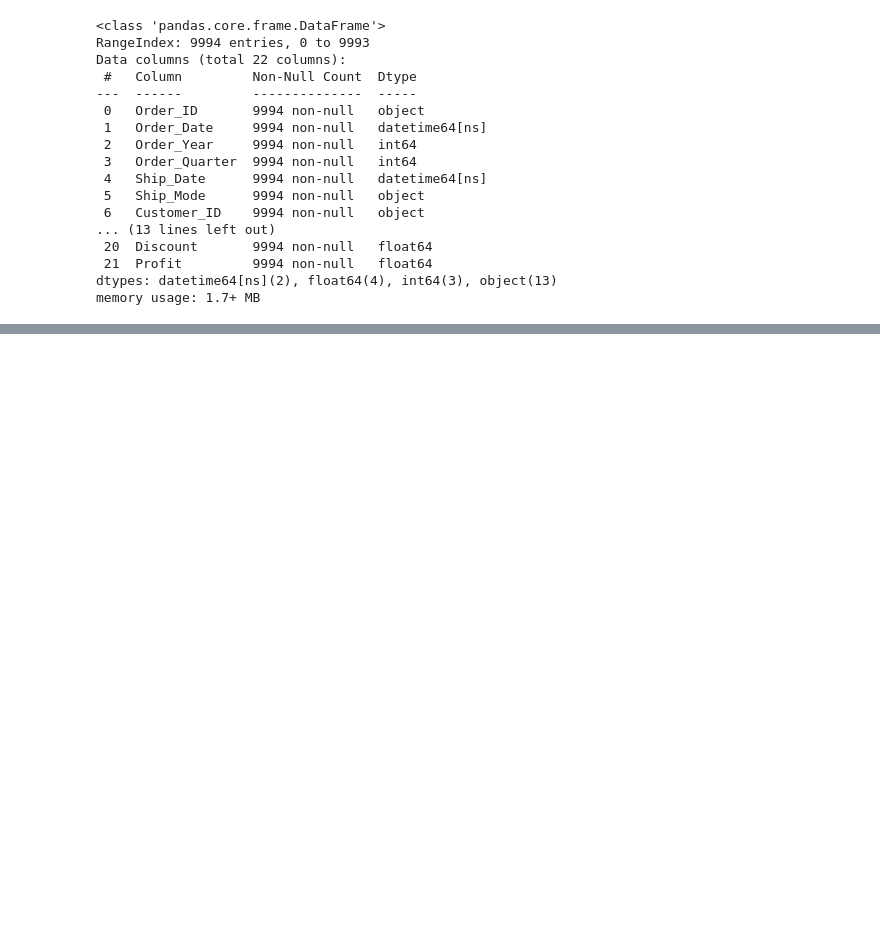
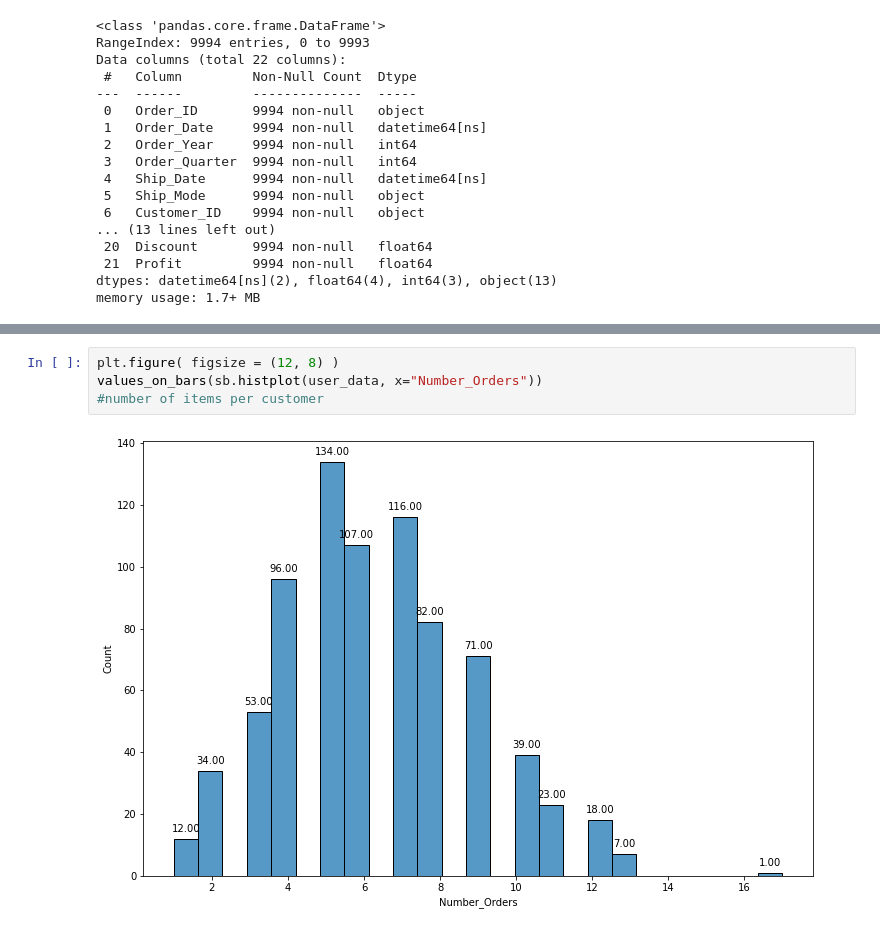
Before and after one commit to juiceHN/d2mpython, a Jupyter notebook: FinalReport.ipynb, the cells around one changed output, grey strips where cells are left out. Cells and saved outputs as stored; diff of their text form; blank space fills up the shorter version.

```diff
--- a/FinalReport.ipynb
+++ b/FinalReport.ipynb
@@ -78,0 +157,6 @@ memory usage: 1.7+ MB
+# %%
+plt.figure( figsize = (12, 8) )
+values_on_bars(sb.histplot(user_data, x="Number_Orders"))
+#number of items per customer
+# %% [output]
+[figure, added]
```
Also changed, not shown: parts of 14 cells of this notebook.
